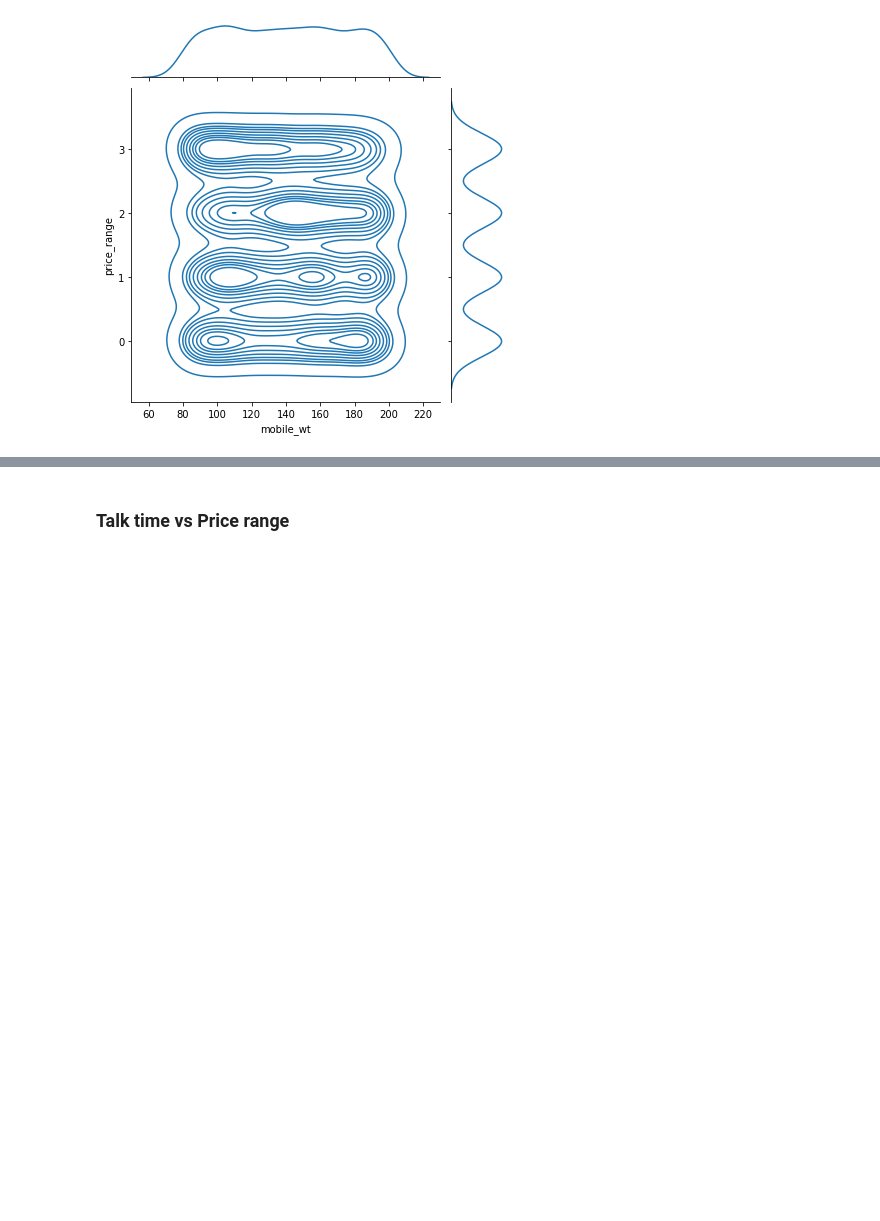
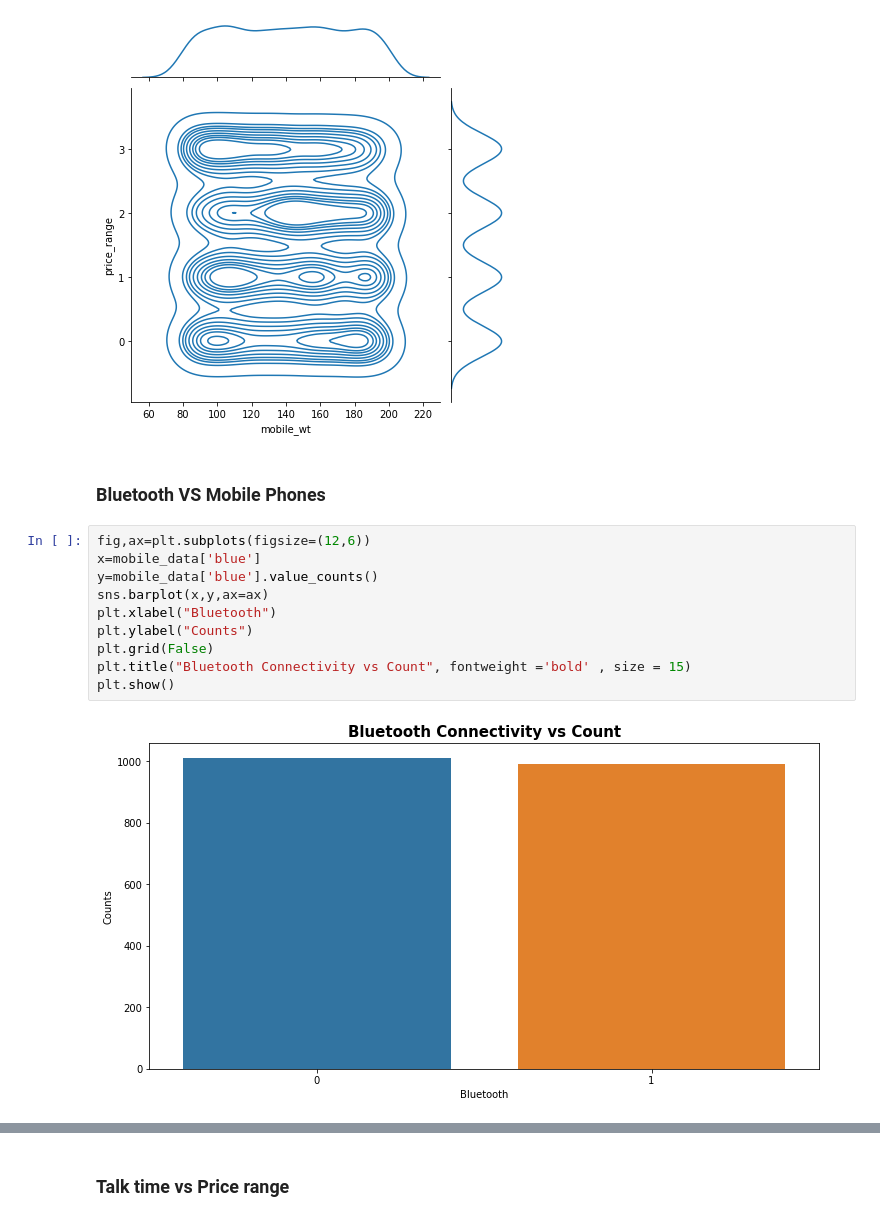
Before and after one commit to Amoghakrao/Mobile-Price-Range-Prediction, a Jupyter notebook: Mobile_Price_Range_Prediction_Amogha_K.ipynb, the cells around one changed output, grey strips where cells are left out. Drawn from its saved outputs; the diff is of its cells as text; blank space fills up the shorter version.

```diff
--- a/Mobile_Price_Range_Prediction_Amogha_K.ipynb
+++ b/Mobile_Price_Range_Prediction_Amogha_K.ipynb
@@ -374,3 +382,17 @@ sns.jointplot(x='mobile_wt',y='price_range',data=mobile_data,kind='kde')
 plt.show()
 # %% [output]
 [figure]
+# %% [markdown]
+### **Bluetooth VS Mobile Phones**
+# %%
+fig,ax=plt.subplots(figsize=(12,6))
+x=mobile_data['blue']
+y=mobile_data['blue'].value_counts()
+sns.barplot(x,y,ax=ax)
+plt.xlabel("Bluetooth")
+plt.ylabel("Counts")
+plt.grid(False)
+plt.title("Bluetooth Connectivity vs Count", fontweight ='bold' , size = 15)
+plt.show()
+# %% [output]
+[figure, added]
```
Also changed, not shown: parts of 28 cells of this notebook.
